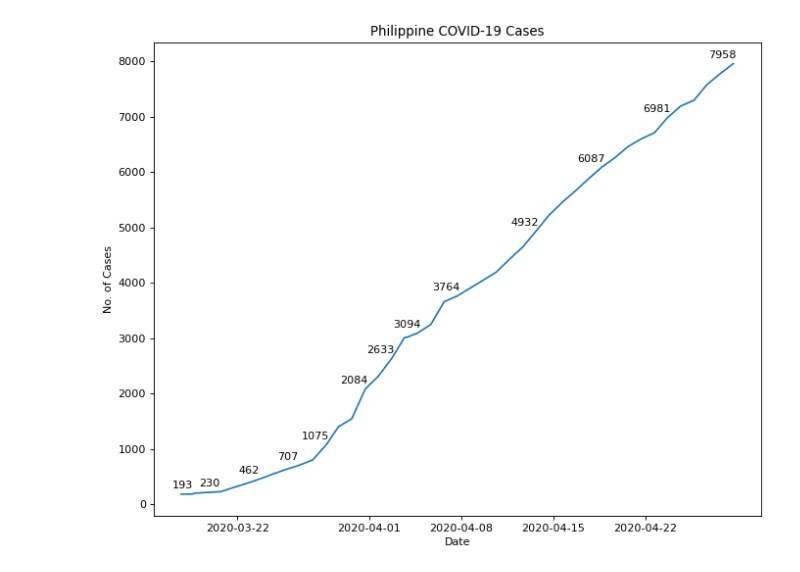
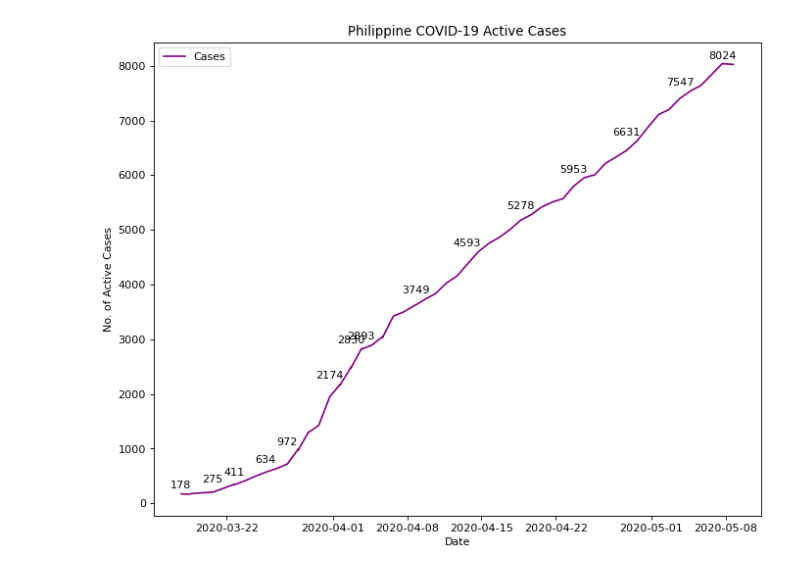
Before and after one commit to jgarivera/covid19-ph-tracker, a Jupyter notebook: COVID-19_PH.ipynb, the cells around one changed output. Saved outputs shown, nothing was run; the diff lists cells and outputs as text; code cells hidden in the pictures.

Commit message:
Added more graphs

```diff
--- a/COVID-19_PH.ipynb
+++ b/COVID-19_PH.ipynb
@@ -30,18 +33,36 @@ statuses = [s for s in df[tag] if s.startswith("Status")]
 dataset = []
 for s in statuses:
     entries = re.split(r"\n+", s)
-    # Indices mapping
-    # 0 - date, 1 - cases, 2 - deaths, 3 - recovered
-    date = entries[0][13:len(entries[0]) - 1]
-    date = dt.strptime(date, "%d %B %Y, %I:%M %p")
+
+    # Indices Mapping.
+    # 0 - date, 1 - cases, 2 - deaths, 3 - recovered, 4 -
+    date = dt.strptime(entries[0][13:len(entries[0]) - 1], "%d %B %Y, %I:%M %p")
     cases = [int(s) for s in entries[1].split() if s.isdigit()][0]
     deaths = [int(s) for s in entries[2].split() if s.isdigit()][0]
     recoveries = [int(s) for s in entries[3].split() if s.isdigit()][0]
+    active_cases = cases - recoveries - deaths
 
-    # Append to dataset
-    dataset.append({"date": date, "cases": cases, "deaths": deaths, "recoveries": recoveries})
-
-covid_df = pd.DataFrame(dataset)
+    # Append to data set
+    dataset.append({"date": date, "cases": cases, "deaths": deaths, "recoveries": recoveries, "active_cases": active_cases})
+# %%
+size = len(dataset)
+for i in range(size):
+    data = dataset[i]
+    if i + 1 < size:
+        prev_data = dataset[i + 1]
+
+        cases_diff = data["cases"] - prev_data["cases"]
+        deaths_diff = data["deaths"] - prev_data["deaths"]
+        recoveries_diff = data["recoveries"] - prev_data["recoveries"]
+
+        data["cases_diff"] = cases_diff
+        data["deaths_diff"] = deaths_diff
+        data["recoveries_diff"] = recoveries_diff
+
+covid_df = pd.DataFrame(dataset)
+covid_df["cases_diff"] = covid_df["cases_diff"].fillna(0).astype(int)
+covid_df["deaths_diff"] = covid_df["deaths_diff"].fillna(0).astype(int)
+covid_df["recoveries_diff"] = covid_df["recoveries_diff"].fillna(0).astype(int)
 # %%
 covid_df
 # %% [output]
@@ -64,6 +85,8 @@ def label(xs, ys, step, color, xo, yo):
     zippy = list(zip(xs, ys))
     for i in range(0, len(zippy), step):
         x, y = zippy[i]
+        if y == 0:
+            continue
         plt.annotate(y, (x, y), textcoords="offset points", color=color, xytext=(xo, yo), ha="center")
 # %%
 fig = plt.figure(figsize=(10, 8), dpi= 80, facecolor='w', edgecolor='k')
@@ -92,17 +135,17 @@ plt.show()
 # %%
 fig = plt.figure(figsize=(10, 8), dpi= 80, facecolor='w', edgecolor='k')
 
-plt.title("Philippine COVID-19 Cases")
+plt.title("Philippine COVID-19 Active Cases")
 plt.xlabel("Date")
-plt.ylabel("No. of Cases")
+plt.ylabel("No. of Active Cases")
 
 xs = covid_df["date"]
-ys = covid_df["cases"]
+ys = covid_df["active_cases"]
 
 # Plot cases
 label(xs, ys, 5, "black", -10, 5)
-plt.plot(xs, ys, label="Cases")
+plt.plot(xs, ys, label="Cases", color="purple")
 
 plt.show()
 # %% [output]
-[figure, old version]
+[figure, new version]
```
Also changed, not shown: parts of 8 cells of this notebook.
